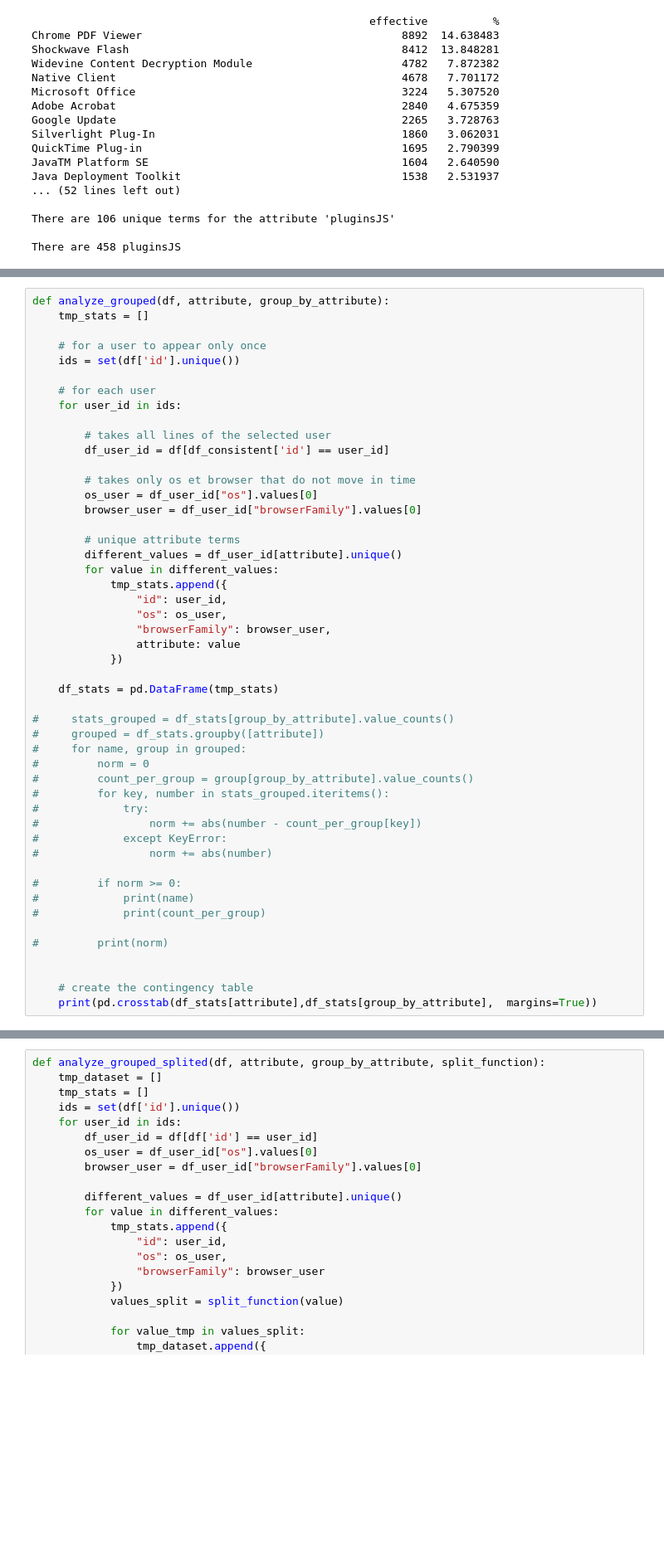
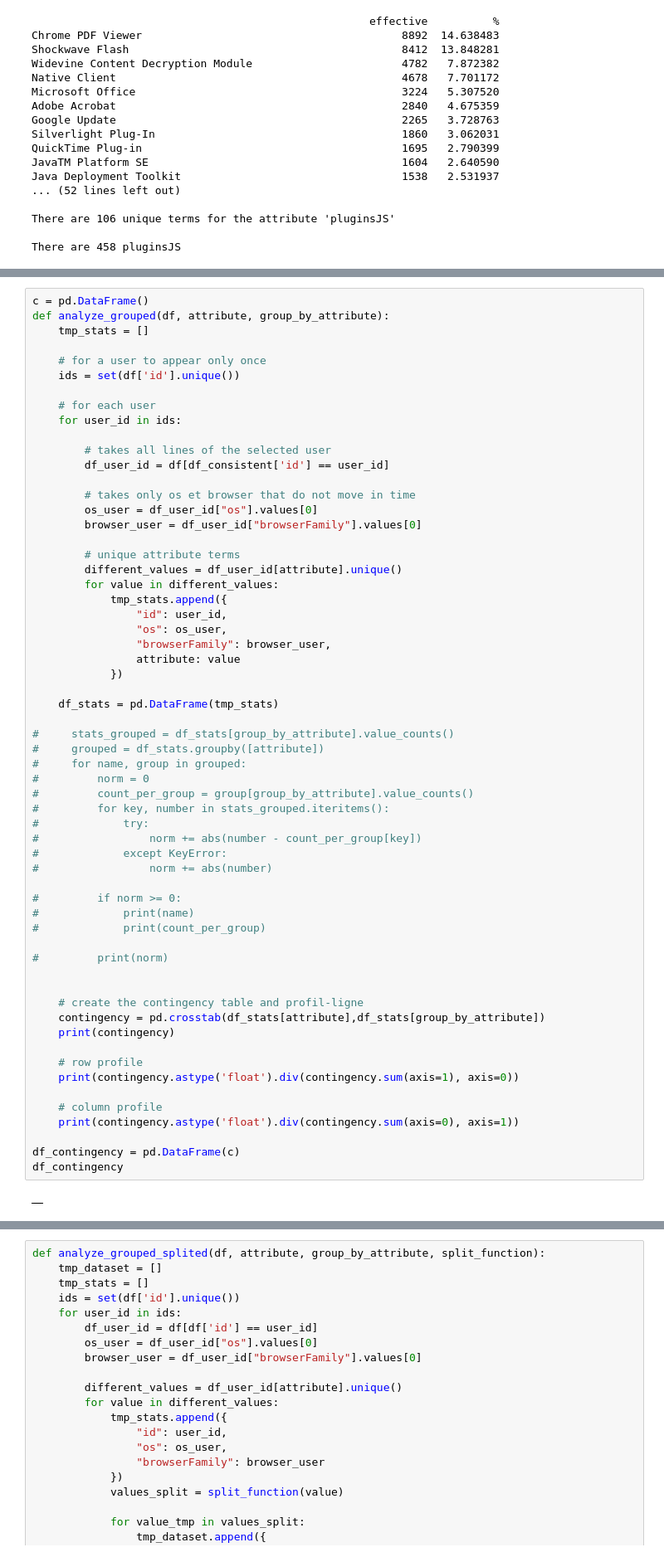
Before and after one commit to mGosset/BrowserFingerprint, a Jupyter notebook: notebooks/exploratory/analyse_empreintes.ipynb, the cells around one changed output, grey strips where cells are left out. Shown at 83% size. Cells and saved outputs as stored; diff of their text form; blank space fills up the shorter version.

Commit message:
row profile and column profile

```diff
--- a/notebooks/exploratory/analyse_empreintes.ipynb
+++ b/notebooks/exploratory/analyse_empreintes.ipynb
@@ -401,4 +474,5 @@ There are 458 pluginsJS
 # %%
+c = pd.DataFrame()
 def analyze_grouped(df, attribute, group_by_attribute):
     tmp_stats = []
 
@@ -418,35 +492,47 @@ def analyze_grouped(df, attribute, group_by_attribute):
         # unique attribute terms
         different_values = df_user_id[attribute].unique()
         for value in different_values:
             tmp_stats.append({
                 "id": user_id,
                 "os": os_user,
                 "browserFamily": browser_user,
                 attribute: value
             })
 
     df_stats = pd.DataFrame(tmp_stats)
 
 #     stats_grouped = df_stats[group_by_attribute].value_counts()
 #     grouped = df_stats.groupby([attribute])
 #     for name, group in grouped:
 #         norm = 0
 #         count_per_group = group[group_by_attribute].value_counts()
 #         for key, number in stats_grouped.iteritems():
 #             try:
 #                 norm += abs(number - count_per_group[key])
 #             except KeyError:
 #                 norm += abs(number)
 
 #         if norm >= 0:
 #             print(name)
 #             print(count_per_group)
 
 #         print(norm)
 
 
-    # create the contingency table
-    print(pd.crosstab(df_stats[attribute],df_stats[group_by_attribute],  margins=True))
+    # create the contingency table and profil-ligne
+    contingency = pd.crosstab(df_stats[attribute],df_stats[group_by_attribute])
+    print(contingency)
+
+    # row profile
+    print(contingency.astype('float').div(contingency.sum(axis=1), axis=0))
+
+    # column profile
+    print(contingency.astype('float').div(contingency.sum(axis=0), axis=1))
+
+df_contingency = pd.DataFrame(c)
+df_contingency
+# %% [output]
+|  |
 # %%
 analyze_grouped(df_consistent,'browserFamily', 'os')
 # %% [output]
```
Also changed, not shown: parts of 5 cells of this notebook.
